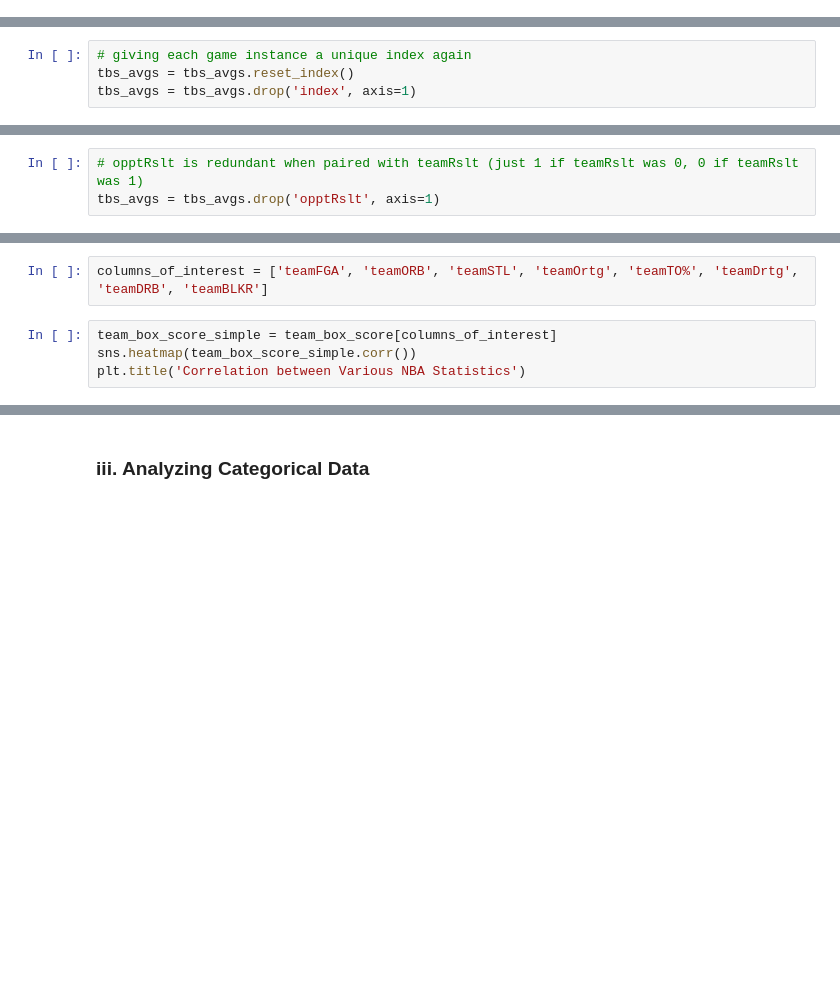
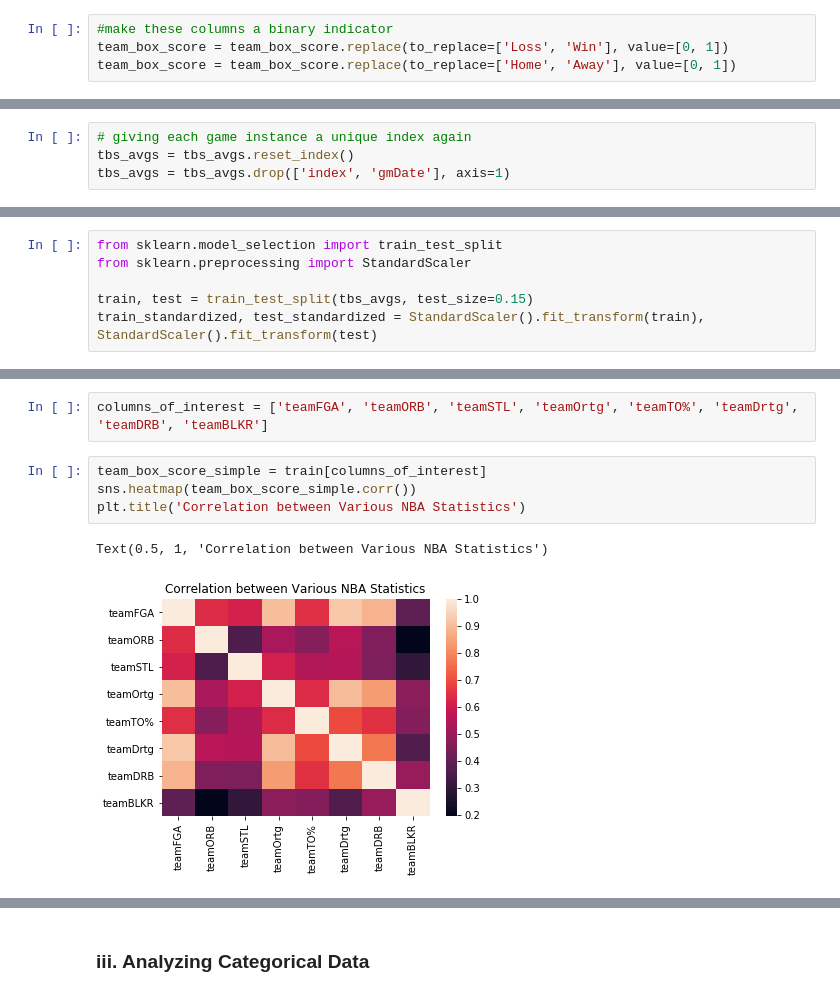
Before and after one commit to prashmalyala/ds100final, a Jupyter notebook: final.ipynb, the cells around one changed output, grey strips where cells are left out. Saved outputs shown, nothing was run; the diff lists cells and outputs as text; blank space fills up the shorter version.

Commit message:
cleaning stuff, ready to make models

```diff
--- a/final.ipynb
+++ b/final.ipynb
@@ -200,3 +232,7 @@ team_box_score.head()
+# %%
+#make these columns a binary indicator
+team_box_score = team_box_score.replace(to_replace=['Loss', 'Win'], value=[0, 1])
+team_box_score = team_box_score.replace(to_replace=['Home', 'Away'], value=[0, 1])
 # %% [markdown]
 ### ii. Computing Averages
 # %% [markdown]
@@ -375,7 +421,7 @@ tbs_avgs = pd.concat(all_seasons)
 # %%
 # giving each game instance a unique index again
 tbs_avgs = tbs_avgs.reset_index()
-tbs_avgs = tbs_avgs.drop('index', axis=1)
+tbs_avgs = tbs_avgs.drop(['index', 'gmDate'], axis=1)
 # %%
 tbs_avgs[['teamPTS', 'ptsScore']].head(200)[180:]
 # %% [markdown]
@@ -383,10 +429,13 @@ Drop these columns as we will no longer need them. Before you do that though, ch
 # %%
 # ptsScore is redundant with teamPTS
 tbs_avgs = tbs_avgs.drop('ptsScore', axis=1)
-# %%
-# opptRslt is redundant when paired with teamRslt (just 1 if teamRslt was 0, 0 if teamRslt was 1)
-tbs_avgs = tbs_avgs.drop('opptRslt', axis=1)
 # %% [markdown]
 ## VI: Exploratory Data Analysis
 # %% [markdown]
 **Test train split before we make plots depicting correlation, potential features, etc.**
+# %%
+from sklearn.model_selection import train_test_split
+from sklearn.preprocessing import StandardScaler
+
+train, test = train_test_split(tbs_avgs, test_size=0.15)
+train_standardized, test_standardized = StandardScaler().fit_transform(train), StandardScaler().fit_transform(test)
@@ -441,8 +517,11 @@ pc_matrix.shape
 # %%
 columns_of_interest = ['teamFGA', 'teamORB', 'teamSTL', 'teamOrtg', 'teamTO%', 'teamDrtg', 'teamDRB', 'teamBLKR']
 # %%
-team_box_score_simple = team_box_score[columns_of_interest]
+team_box_score_simple = train[columns_of_interest]
 sns.heatmap(team_box_score_simple.corr())
 plt.title('Correlation between Various NBA Statistics')
+# %% [output]
+Text(0.5, 1, 'Correlation between Various NBA Statistics')
+[figure, added]
 # %%
 sns.scatterplot(x='teamORB', y='teamFGA', data=team_box_score_simple)
```
Also changed, not shown: parts of 81 cells of this notebook.
